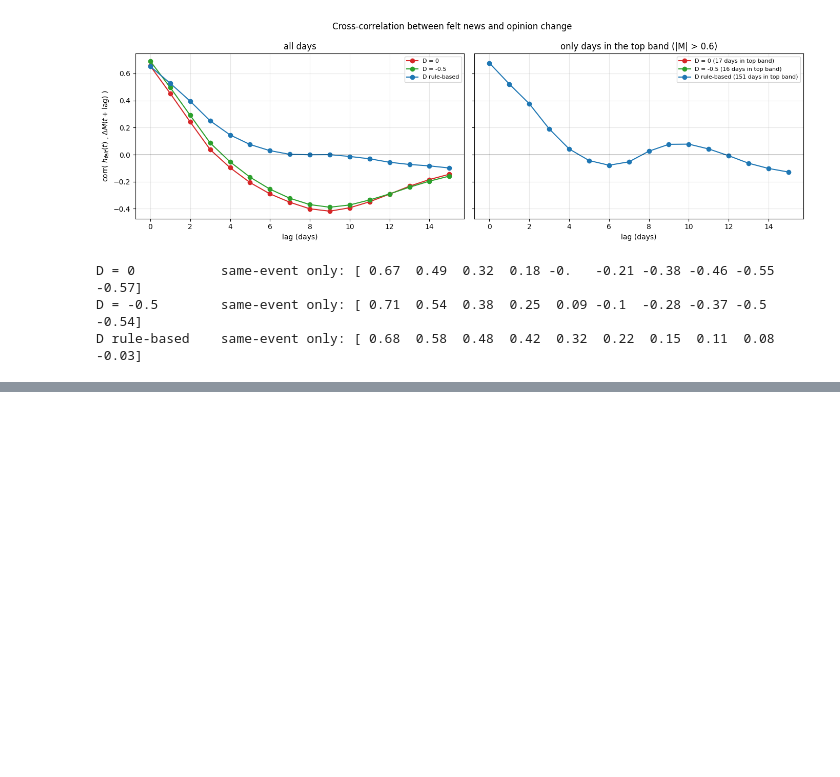
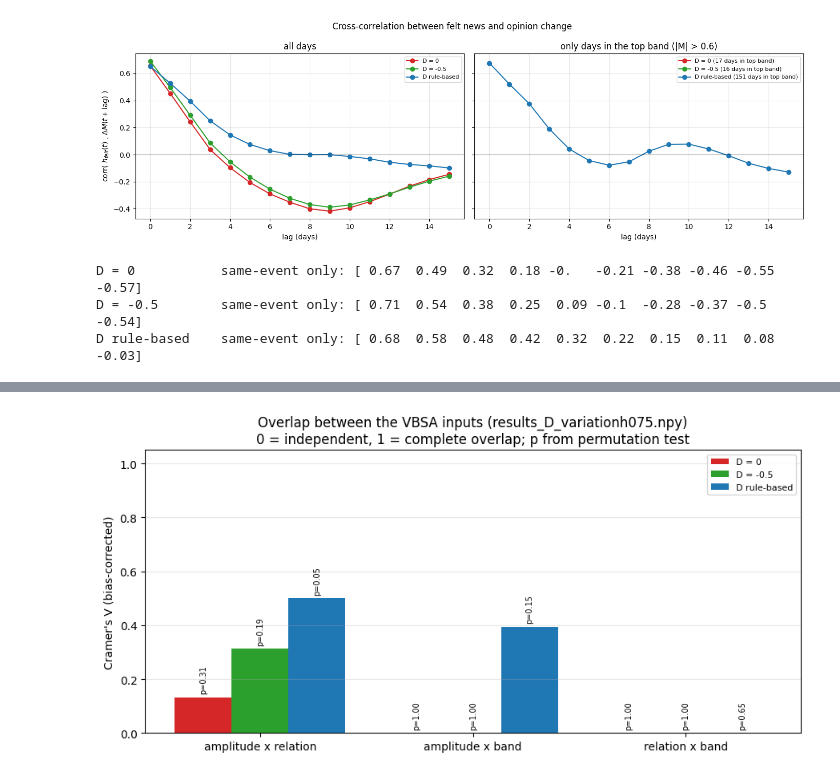
Before and after one commit to fadilaha/Ising-Model-on-Social-Opinion-Dynamic, a Jupyter notebook: Experiment_D_HeatBath_AB_BC_Residual.ipynb, the cells around one changed output, grey strips where cells are left out. Cells and saved outputs as stored; diff of their text form; code cells hidden in the pictures; blank space fills up the shorter version.

```diff
--- a/Experiment_D_HeatBath_AB_BC_Residual.ipynb
+++ b/Experiment_D_HeatBath_AB_BC_Residual.ipynb
@@ -1676,0 +1661,78 @@ plt.tight_layout(); plt.show()
+# %%
+# ============================================================
+# STATISTICS CELL 6c: CRAMER'S V between the VBSA inputs (do they overlap?)
+#   pairs: amplitude group x relation, amplitude group x band, relation x band
+#   V = 0 : the two inputs are mixed independently (every combination occurs evenly)
+#   V = 1 : knowing one input tells you the other (complete overlap)
+#   - bias-corrected V (Bergsma 2013): plain V is too large with few events
+#   - p-value by permutation (shuffle one input, recompute chi-square), because with
+#     19 events many cells have < 5 events and the normal chi-square p-value is not valid
+#   Needs Cell 0 and Cell 6 (event_table, A_bin, n_bins_A).
+# ============================================================
+import pandas as pd
+from itertools import combinations
+
+n_perm = 5000
+
+def chi2_stat(a, b):
+    tab = pd.crosstab(a, b).values.astype(float)
+    exp = tab.sum(1, keepdims=True) * tab.sum(0, keepdims=True) / tab.sum()
+    return ((tab - exp)**2 / exp).sum(), tab.shape
+
+def cramers_v_corrected(a, b):
+    """bias-corrected Cramer's V (Bergsma 2013); NaN if one input has only one category"""
+    a, b = np.asarray(a), np.asarray(b)
+    if len(np.unique(a)) < 2 or len(np.unique(b)) < 2:
+        return np.nan
+    n = len(a)
+    chi2, (r, k) = chi2_stat(a, b)
+    phi2  = max(0.0, chi2 / n - (k - 1) * (r - 1) / (n - 1))
+    r_c   = r - (r - 1)**2 / (n - 1)
+    k_c   = k - (k - 1)**2 / (n - 1)
+    denom = min(k_c - 1, r_c - 1)
+    return np.sqrt(phi2 / denom) if denom > 0 else np.nan
+
+def perm_pvalue(a, b, rng):
+    a, b = np.asarray(a), np.asarray(b)
+    if len(np.unique(a)) < 2 or len(np.unique(b)) < 2:
+        return np.nan
+    obs, _ = chi2_stat(a, b)
+    hits = sum(chi2_stat(a, rng.permutation(b))[0] >= obs - 1e-12 for _ in range(n_perm))
+    return (hits + 1) / (n_perm + 1)
+
+pairs = list(combinations(['amplitude', 'relation', 'band'], 2))
+pair_lbl = [f'{p} x {q}' for p, q in pairs]
+results_V = {}
+rng = np.random.default_rng(0)
+for name in names:
+    rows = event_table(np.asarray(R[name]['M'], dtype=float))
+    G = {'amplitude': np.array([A_bin(r['A']) for r in rows]),
+         'relation':  np.array([r['relation'] for r in rows]),
+         'band':      np.array([r['band'] for r in rows])}
+    results_V[name] = {}
+    print(f"\n===== {name}  (n = {len(rows)} events) =====")
+    for (p, q), lbl in zip(pairs, pair_lbl):
+        V  = cramers_v_corrected(G[p], G[q])
+        pv = perm_pvalue(G[p], G[q], rng)
+        results_V[name][lbl] = (V, pv)
+        print(f"\n{lbl}:  V = {V:.2f}   p = {pv:.3f}" if np.isfinite(V)
+              else f"\n{lbl}:  not defined (one input has only one category in this run)")
+        print(pd.crosstab(pd.Series(G[p], name=p), pd.Series(G[q], name=q)).to_string())
+
+# ---- plot: same reading as Cell 6 (one colour per condition) ----
+x = np.arange(len(pairs)); w = 0.8 / len(names)
+plt.figure(figsize=(9, 4.5))
+for i, name in enumerate(names):
+    V  = np.array([results_V[name][l][0] for l in pair_lbl])
+    pv = np.array([results_V[name][l][1] for l in pair_lbl])
+    bars = plt.bar(x + i * w, np.nan_to_num(V), w, color=colors.get(name), label=name)
+    for xi, v, p_ in zip(x + i * w, V, pv):
+        txt = 'n/a' if not np.isfinite(v) else f'p={p_:.2f}'
+        plt.text(xi, (0 if not np.isfinite(v) else v) + 0.02, txt, ha='center', fontsize=7, rotation=90)
+plt.xticks(x + w * (len(names) - 1) / 2, pair_lbl)
+plt.ylabel("Cramer's V (bias-corrected)"); plt.ylim(0, 1.05)
+plt.grid(alpha=0.3, axis='y'); plt.legend(fontsize=8)
+plt.title(f"Overlap between the VBSA inputs ({results_file})\n"
+          "0 = independent, 1 = complete overlap; p from permutation test")
+plt.tight_layout(); plt.show()
+# %% [output]
@@ -1676,0 +1756 @@ plt.tight_layout(); plt.show()
+[figure, added]
```
Also changed, not shown: parts of 13 cells of this notebook.
